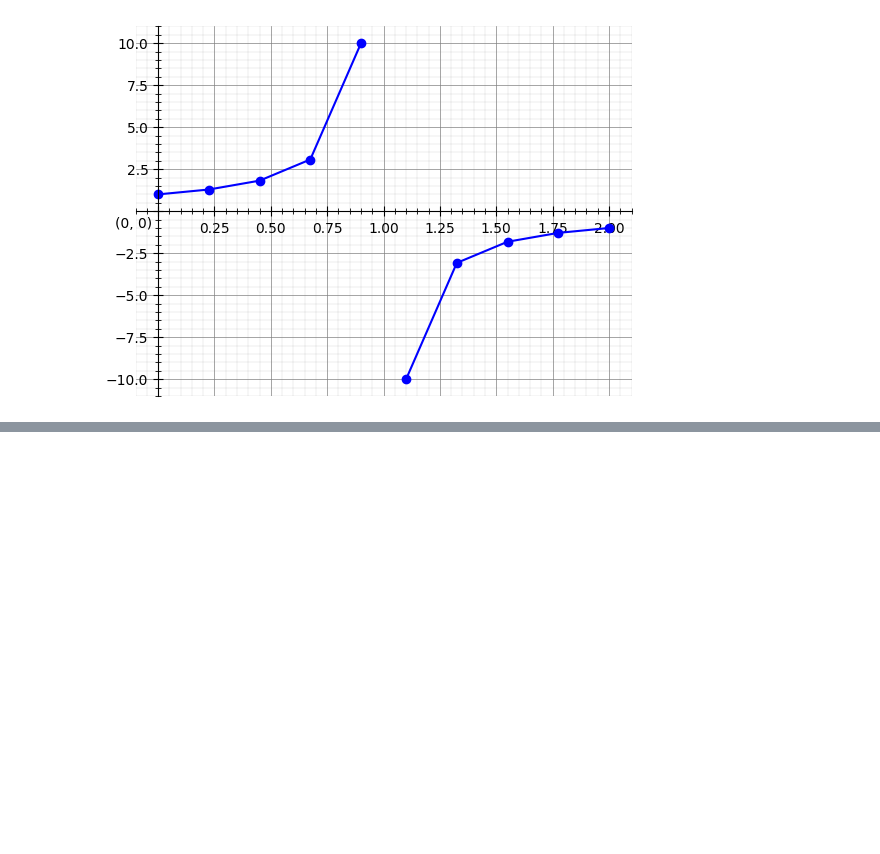
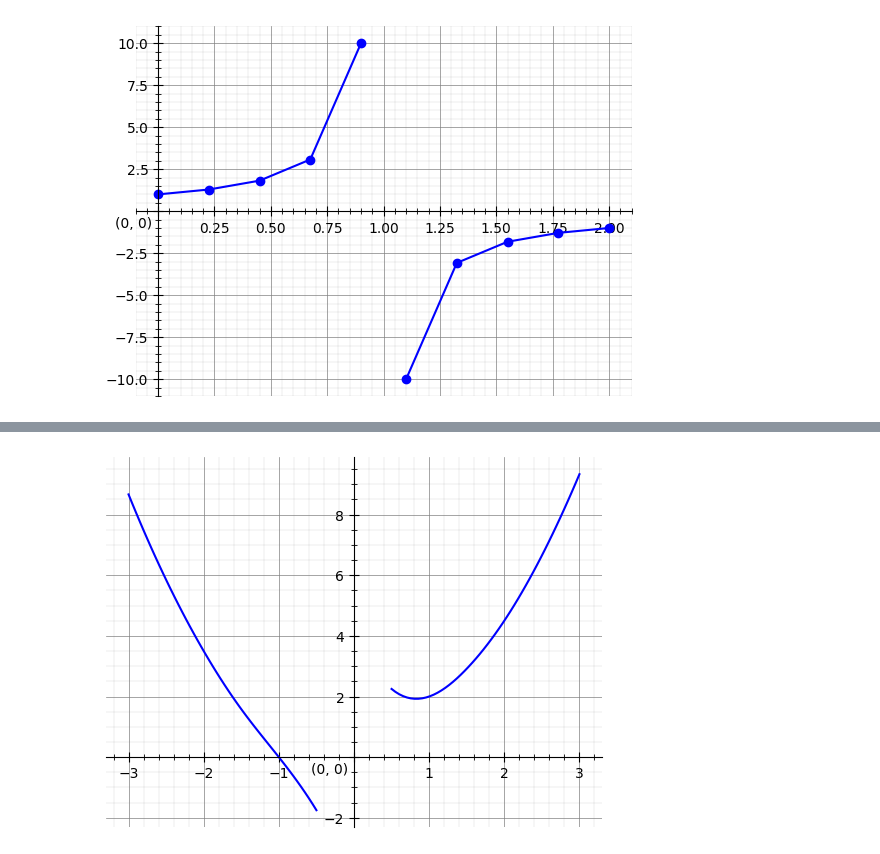
Before and after one commit to deniskolokol/py-graph, a Jupyter notebook: plotting_examples.ipynb, the cells around one changed output, grey strips where cells are left out. Drawn from its saved outputs; the diff is of its cells as text; code cells hidden in the pictures; blank space fills up the shorter version.

```diff
--- a/plotting_examples.ipynb
+++ b/plotting_examples.ipynb
@@ -35,0 +92,18 @@ center_spines()
+# %%
+x1 = np.arange(-3, 0, 0.5)
+x2 = np.arange(0.5, 3.5, 0.5)
+# %%
+y1 = x1**2 + 1/x1
+y2 = x2**2 + 1/x2
+# %%
+# Smooth curves
+x1_s = np.linspace(-3, -0.5, num=50, endpoint=True)
+x2_s = np.linspace(0.5, 3, num=50, endpoint=True)
+y1_s = interp1d(x1, y1, kind='cubic')
+y2_s = interp1d(x2, y2, kind='cubic')
+# %%
+plt.plot(x1_s, y1_s(x1_s), color='b')
+plt.plot(x2_s, y2_s(x2_s), color='b')
+center_spines()
+# %% [output]
+[figure, added]
```
Also changed, not shown: parts of 36 cells of this notebook, 1 other file.
